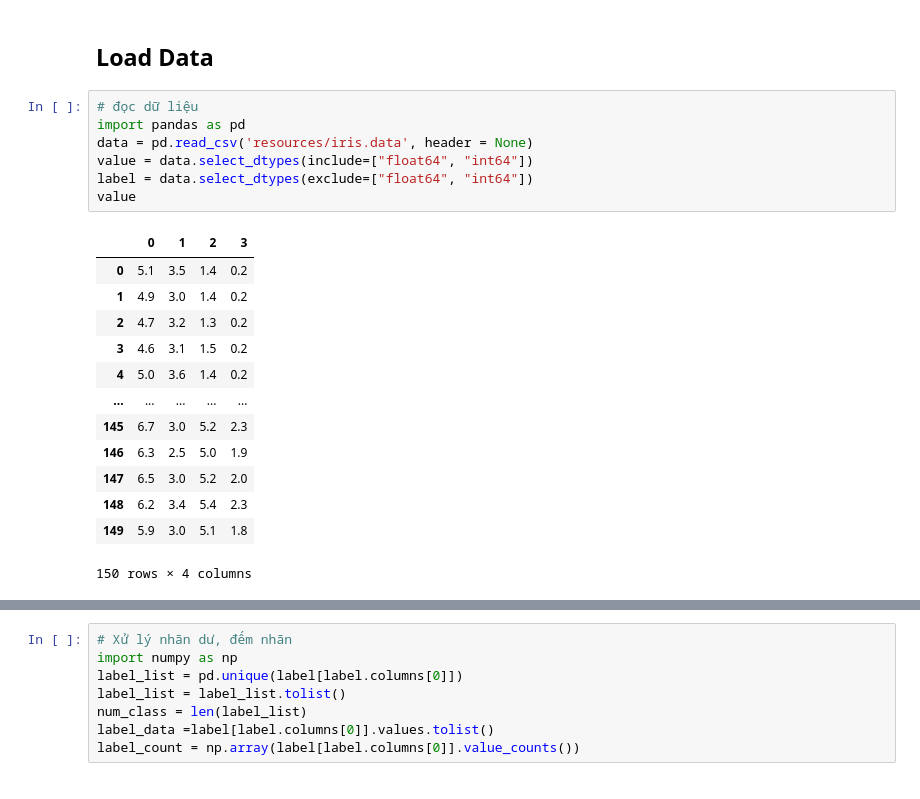
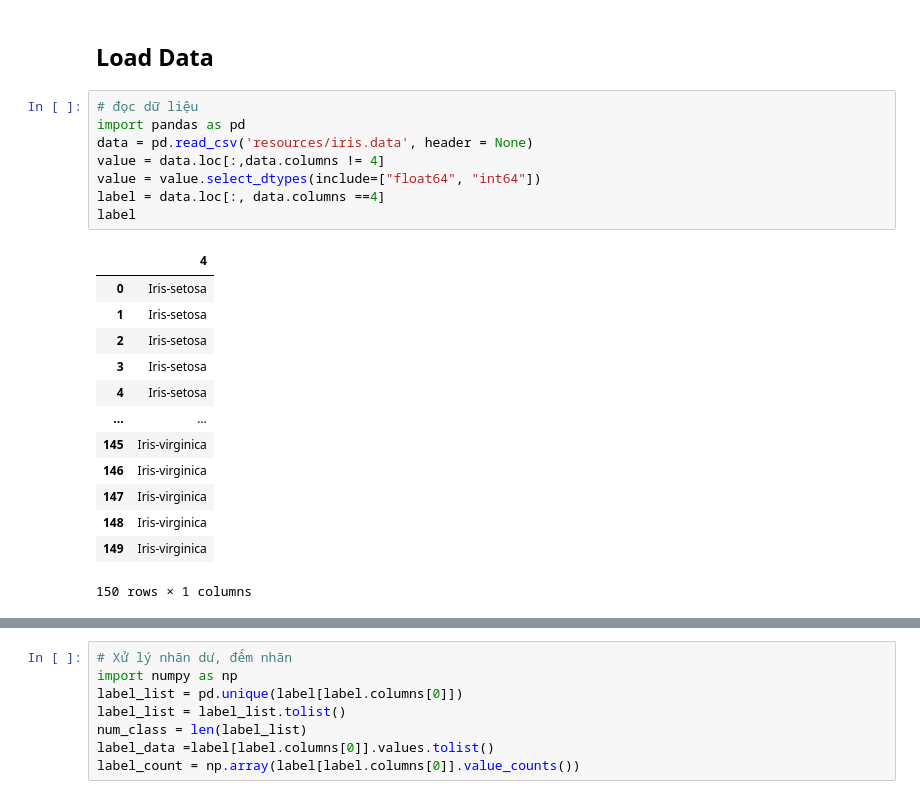
Before and after one commit to phuchoang92/sSFCM, a Jupyter notebook: fcm-semi-part1.ipynb, the cells around one changed output, grey strips where cells are left out. Cells and saved outputs as stored; diff of their text form.

```diff
--- a/fcm-semi-part1.ipynb
+++ b/fcm-semi-part1.ipynb
@@ -5,21 +5,22 @@
 # %%
 # đọc dữ liệu
 import pandas as pd
 data = pd.read_csv('resources/iris.data', header = None)
-value = data.select_dtypes(include=["float64", "int64"])
-label = data.select_dtypes(exclude=["float64", "int64"])
-value
+value = data.loc[:,data.columns != 4]
+value = value.select_dtypes(include=["float64", "int64"])
+label = data.loc[:, data.columns ==4]
+label
 # %% [output]
-|  | 0 | 1 | 2 | 3 |
-| 0 | 5.1 | 3.5 | 1.4 | 0.2 |
-| 1 | 4.9 | 3.0 | 1.4 | 0.2 |
-| 2 | 4.7 | 3.2 | 1.3 | 0.2 |
-| 3 | 4.6 | 3.1 | 1.5 | 0.2 |
-| 4 | 5.0 | 3.6 | 1.4 | 0.2 |
-| ... | ... | ... | ... | ... |
-| 145 | 6.7 | 3.0 | 5.2 | 2.3 |
-| 146 | 6.3 | 2.5 | 5.0 | 1.9 |
-| 147 | 6.5 | 3.0 | 5.2 | 2.0 |
-| 148 | 6.2 | 3.4 | 5.4 | 2.3 |
-| 149 | 5.9 | 3.0 | 5.1 | 1.8 |
+|  | 4 |
+| 0 | Iris-setosa |
+| 1 | Iris-setosa |
+| 2 | Iris-setosa |
+| 3 | Iris-setosa |
+| 4 | Iris-setosa |
+| ... | ... |
+| 145 | Iris-virginica |
+| 146 | Iris-virginica |
+| 147 | Iris-virginica |
+| 148 | Iris-virginica |
+| 149 | Iris-virginica |
-150 rows × 4 columns
+150 rows × 1 columns
```
Also changed, not shown: parts of 6 cells of this notebook, 4 other files.
